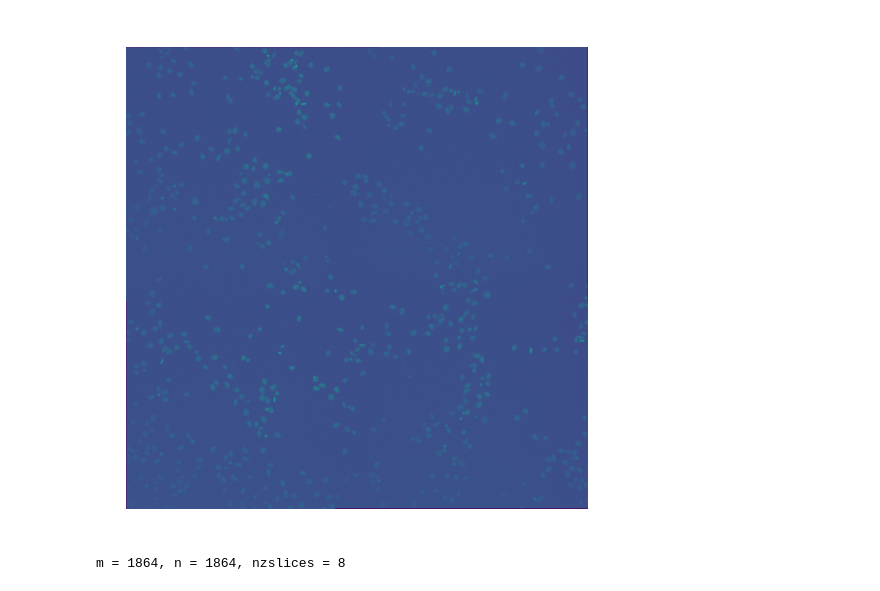
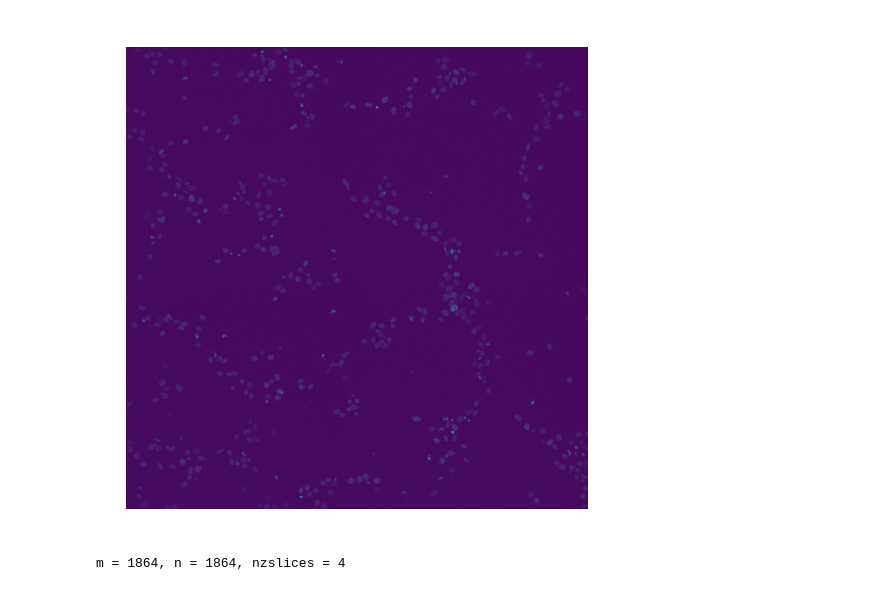
Before and after one commit to seth414/HeemskerkLabMethods, a Jupyter notebook: template_scripts/segmentation_cellpose.ipynb, the cells around one changed output. Cells and saved outputs as stored; diff of their text form; code cells hidden in the pictures.

```diff
--- a/template_scripts/segmentation_cellpose.ipynb
+++ b/template_scripts/segmentation_cellpose.ipynb
@@ -11,30 +11,30 @@ from pathlib import Path
 # %%
 # get a list of files to segment
 dataDir = Path(os.getcwd())
 
 nucChannel = 0 #nuclear channel
 files = []
 for filename in Path(dataDir).rglob("*_p*_w%.4d_t*.tif" % nucChannel):
     filepath = os.path.split(filename)[0]
     #TODO: exclude files containing "FinalSegmentation" in the name
-    if filepath == str(dataDir):
+    if (filepath == str(dataDir)) & ('FinalSegmentation' not in str(filename)) & ('_cp_masks' not in str(filename)):
         files.append(filename)
     #print(filename)
 
 # view 1 image
 img = io.imread(files[0])
 nzslices = img.shape[0] #number of z slices
 m = img.shape[1]
 n = img.shape[2]
 plt.figure(figsize=(2,2))
 #look at z slice 4
 plt.imshow(img[2,:,:])
 plt.axis('off')
 plt.show()
 print('m = %d, n = %d, nzslices = %d\n' % (m,n,nzslices))
 # %% [output]
-[figure, old version]
+[figure, new version]
-m = 1864, n = 1864, nzslices = 8
+m = 1864, n = 1864, nzslices = 4
 # %%
 files
 # %% [output]
```
Also changed, not shown: parts of 5 cells of this notebook, 10 other files.
